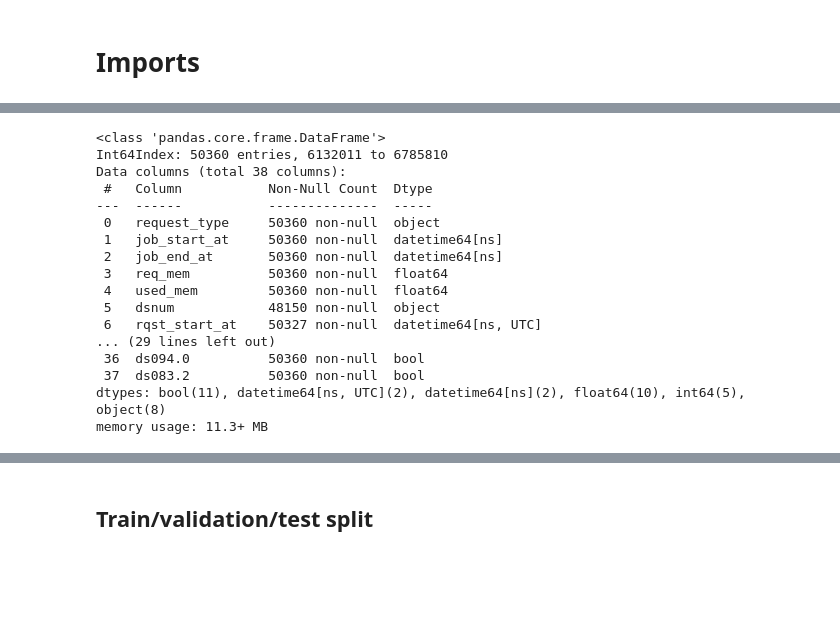
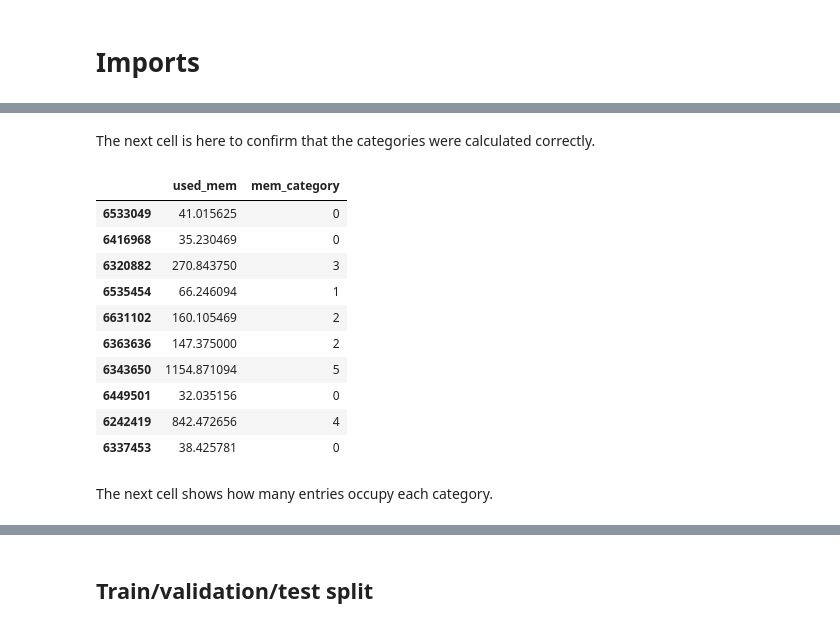
Before and after one commit to NCAR/rda-ML-resource, a Jupyter notebook: mem-classifiers.ipynb, the cells around one changed output, grey strips where cells are left out. Cells and saved outputs as stored; diff of their text form; code cells hidden in the pictures; blank space fills up the shorter version.

```diff
--- a/mem-classifiers.ipynb
+++ b/mem-classifiers.ipynb
@@ -44,2 +111,5 @@ from sklearn.metrics import make_scorer
 # %%
-df = get_df()
+categories_dict = {0:50, 1:100, 2:200,
+                   3:500, 4:1000, 5:2000,
+                   6:10000, 7:20000, 8:50000}
+num_classes = len(categories_dict)
@@ -67,20 +116,18 @@ df.sort_values(by='used_mem', ascending=False).head(20)
+# %%
+df = make_category_col(df, 'mem', categories_dict)
+# %% [markdown]
+The next cell is here to confirm that the categories were calculated correctly.
 # %%
-df.info()
+df[['used_mem', 'mem_category']].sample(10)
 # %% [output]
-<class 'pandas.core.frame.DataFrame'>
-Int64Index: 50360 entries, 6132011 to 6785810
-Data columns (total 38 columns):
- #   Column           Non-Null Count  Dtype
----  ------           --------------  -----
- 0   request_type     50360 non-null  object
- 1   job_start_at     50360 non-null  datetime64[ns]
- 2   job_end_at       50360 non-null  datetime64[ns]
- 3   req_mem          50360 non-null  float64
- 4   used_mem         50360 non-null  float64
- 5   dsnum            48150 non-null  object
- 6   rqst_start_at    50327 non-null  datetime64[ns, UTC]
-... (29 lines left out)
- 36  ds094.0          50360 non-null  bool
- 37  ds083.2          50360 non-null  bool
-dtypes: bool(11), datetime64[ns, UTC](2), datetime64[ns](2), float64(10), int64(5), object(8)
-memory usage: 11.3+ MB
+|  | used_mem | mem_category |
+| 6533049 | 41.015625 | 0 |
+| 6416968 | 35.230469 | 0 |
+| 6320882 | 270.843750 | 3 |
+| 6535454 | 66.246094 | 1 |
+| 6631102 | 160.105469 | 2 |
+| 6363636 | 147.375000 | 2 |
+| 6343650 | 1154.871094 | 5 |
+| 6449501 | 32.035156 | 0 |
+| 6242419 | 842.472656 | 4 |
+| 6337453 | 38.425781 | 0 |
@@ -95 +134,3 @@ for i in range(1, len(mem_bin_cutoffs)):
+# %% [markdown]
+The next cell shows how many entries occupy each category.
 # %%
```
Also changed, not shown: parts of 53 cells of this notebook.
